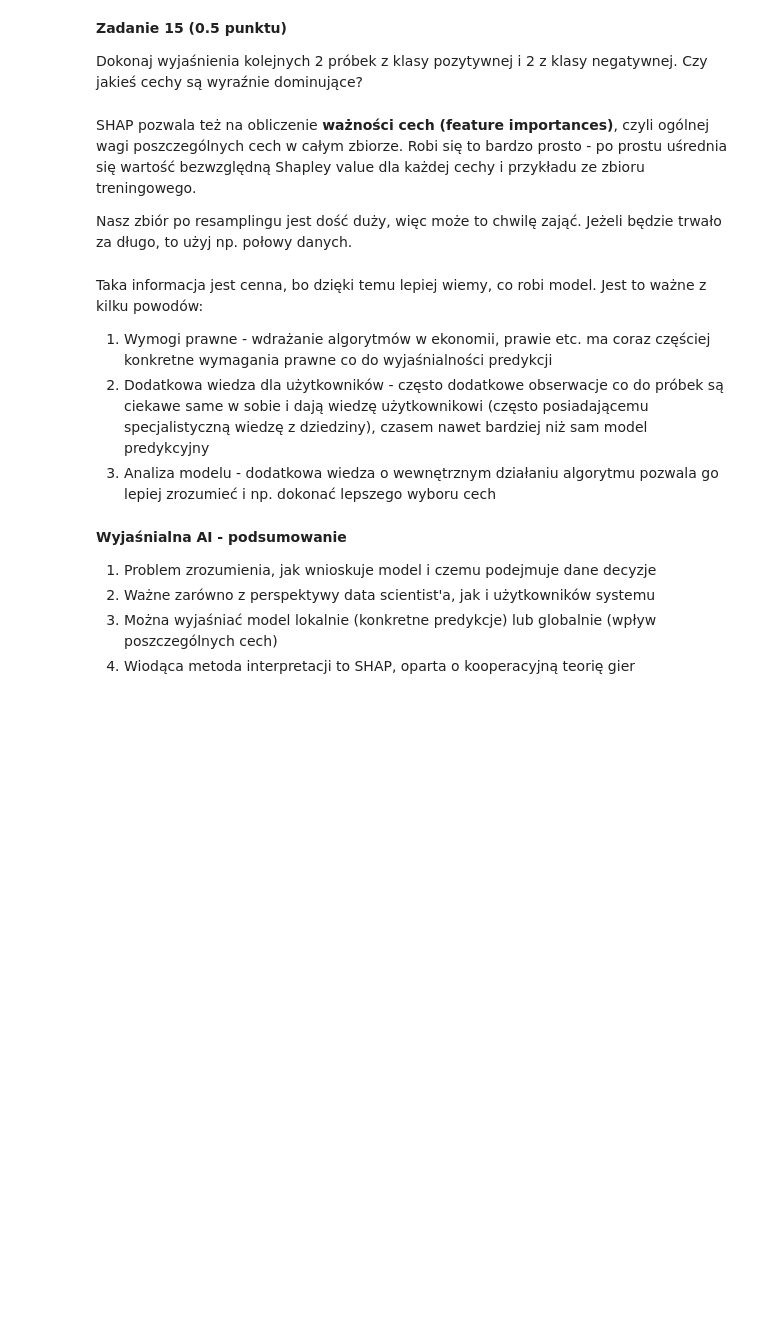
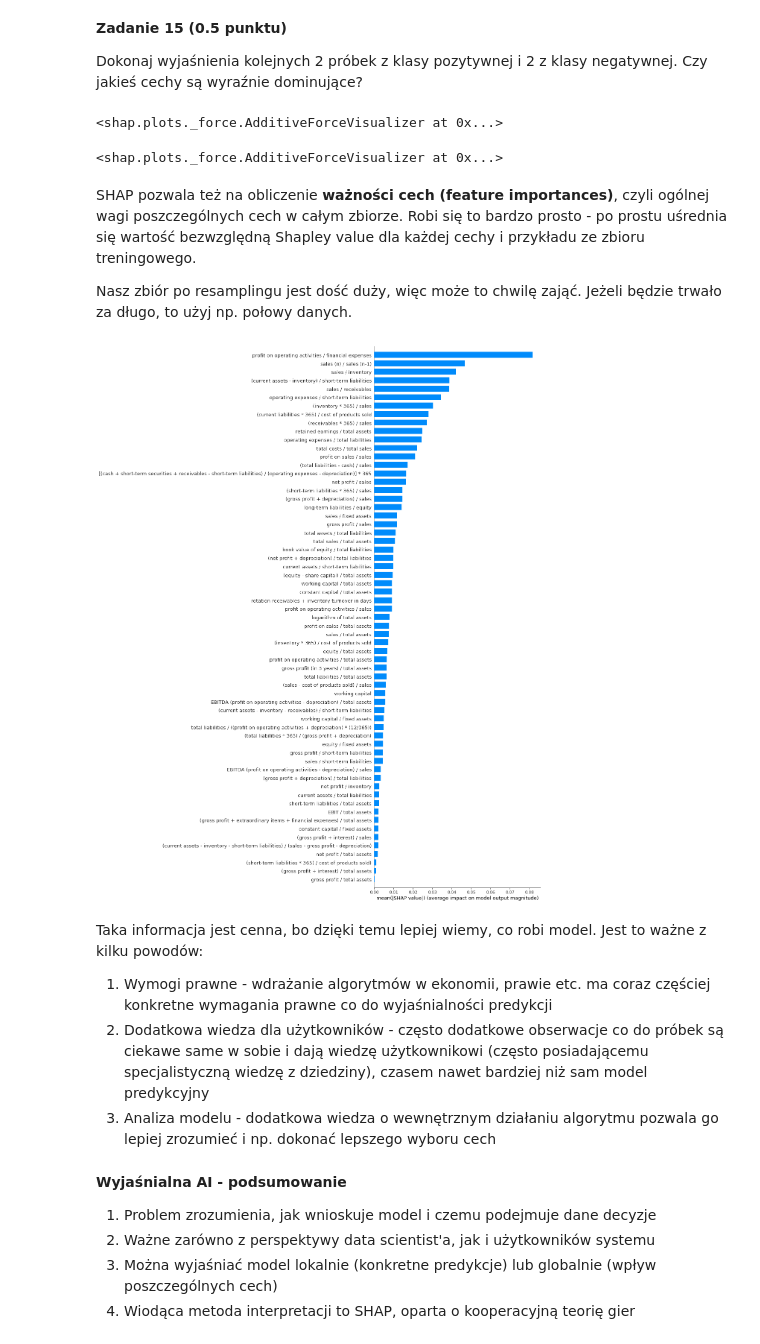
Before and after one commit to IwoSzczepaniak/AICourse, a Jupyter notebook: lab2/notebook_empty.ipynb, the cells around one changed output. Cells and saved outputs as stored; diff of their text form; code cells hidden in the pictures; blank space fills up the shorter version.

```diff
--- a/lab2/notebook_empty.ipynb
+++ b/lab2/notebook_empty.ipynb
@@ -316,3 +395,20 @@ param_grid = {
 Na koniec wypisz znalezione optymalne hiperparametry.
 
 Pamiętaj o ustawieniu `random_state` i `n_jobs`, oraz ewentualnie `verbose` dla śledzenia przebiegu. Skomentuj wynik, szczególnie w odniesieniu do LightGBMa bez dostrajania hiperparametrów.
+# %%
+from sklearn.model_selection import RandomizedSearchCV
+import lightgbm as lgb
+
+param_grid = {
+    "n_estimators": [400, 500, 600],
+    "learning_rate": [0.05, 0.1, 0.2],
+    "num_leaves": [31, 48, 64],
+    "colsample_bytree": [0.8, 0.9, 1.0],
+    "subsample": [0.8, 0.9, 1.0],
+}
+
+lgbm = lgb.LGBMClassifier(random_state=rand_state, n_jobs=-1)
+
+random_search = RandomizedSearchCV(estimator=lgbm, param_distributions=param_grid, n_iter=30, cv=3, random_state=rand_state, n_jobs=-1, verbose=2)
+
+random_search.fit(X_train_balanced, y_train_balanced)
@@ -328,0 +456,8 @@ Wypisz raporty z klasyfikacji (funkcja `classification_report`), dla modelu Ligh
+# %%
+best_est = random_search.best_estimator_
+# %%
+best_est.fit(X_train_balanced, y_train_balanced)
+y_best_pred = random_search.best_estimator_.predict(X_test)
+
+lgbm.fit(X_train_balanced, y_train_balanced)
+y_lgbm_predict = lgbm.predict(X_test)
@@ -357,7 +540,7 @@ feature_names = ["net profit / total assets", "total liabilities / total assets"
 
 explainer = shap.TreeExplainer(
-    model=...,  # variable with trained, tuned LightGBM model
-    data=...,   # variable with training data X, after resampling with SMOTE
+    model=best_est,  # variable with trained, tuned LightGBM model
+    data=X_train_balanced,   # variable with training data X, after resampling with SMOTE
     model_output="probability"
 )
 # %% [output]
@@ -377,18 +562,40 @@ shap.force_plot(
 **Zadanie 15 (0.5 punktu)**
 
 Dokonaj wyjaśnienia kolejnych 2 próbek z klasy pozytywnej i 2 z klasy negatywnej. Czy jakieś cechy są wyraźnie dominujące?
+# %%
+shap_values_tab = explainer.shap_values(X_test[:3])
+
+shap.force_plot(
+    base_value=explainer.expected_value,
+    shap_values=shap_values_tab[1],
+    features=X_test[1],
+    feature_names=feature_names
+)
+# %% [output]
+<shap.plots._force.AdditiveForceVisualizer at 0x...>
+# %%
+shap.force_plot(
+    base_value=explainer.expected_value,
+    shap_values=shap_values_tab[2],
+    features=X_test[2],
+    feature_names=feature_names
+)
+# %% [output]
+<shap.plots._force.AdditiveForceVisualizer at 0x...>
 # %% [markdown]
 SHAP pozwala też na obliczenie **ważności cech (feature importances)**, czyli ogólnej wagi poszczególnych cech w całym zbiorze. Robi się to bardzo prosto - po prostu uśrednia się wartość bezwzględną Shapley value dla każdej cechy i przykładu ze zbioru treningowego.
 
 Nasz zbiór po resamplingu jest dość duży, więc może to chwilę zająć. Jeżeli będzie trwało za długo, to użyj np. połowy danych.
 # %%
 shap.summary_plot(
-    shap_values=explainer.shap_values(X_train_resampled),
-    features=X_train_resampled,
+    shap_values=explainer.shap_values(X_train_balanced),
+    features=X_train_balanced,
     feature_names=feature_names,
     max_display=X.shape[1],
     plot_type="bar",
 )
+# %% [output]
+[figure, added]
 # %% [markdown]
 Taka informacja jest cenna, bo dzięki temu lepiej wiemy, co robi model. Jest to ważne z kilku powodów:
 1. Wymogi prawne - wdrażanie algorytmów w ekonomii, prawie etc. ma coraz częściej konkretne wymagania prawne co do wyjaśnialności predykcji
```
Also changed, not shown: parts of 24 cells of this notebook.
